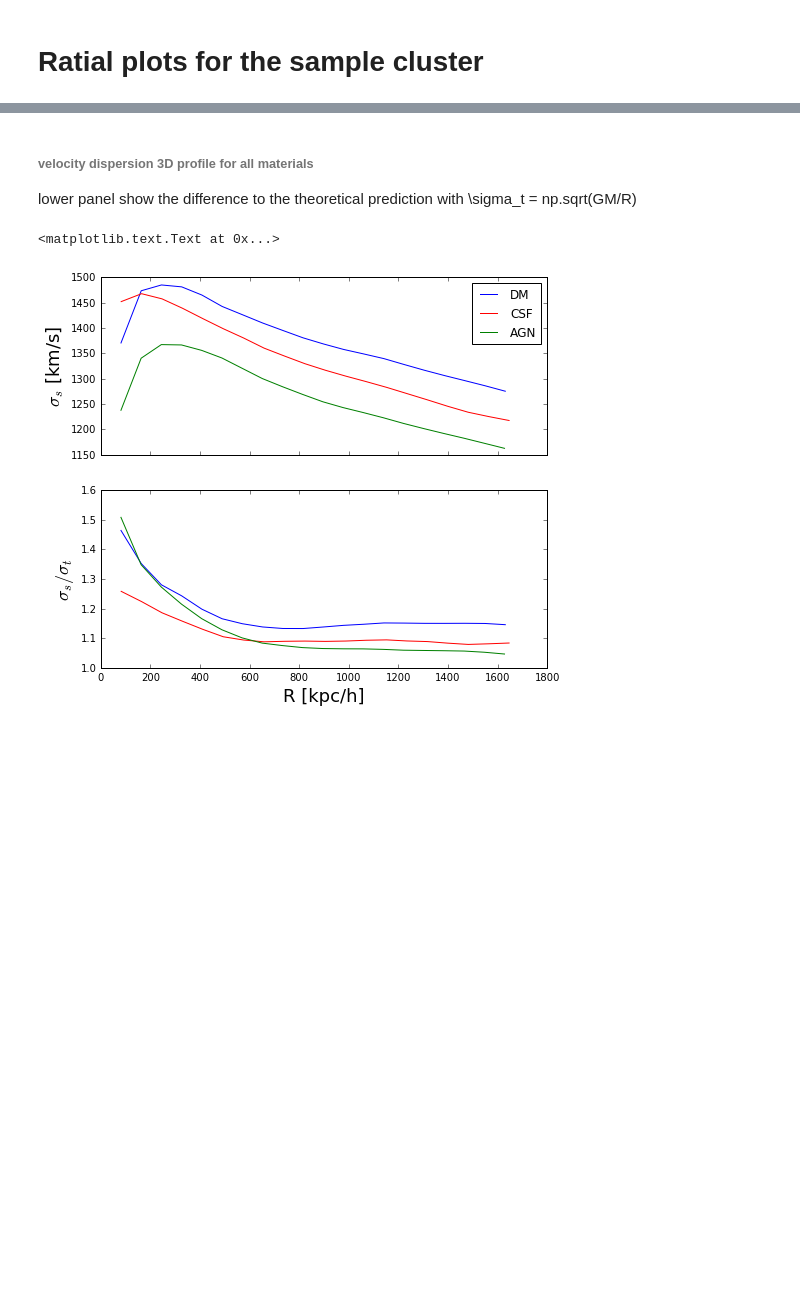
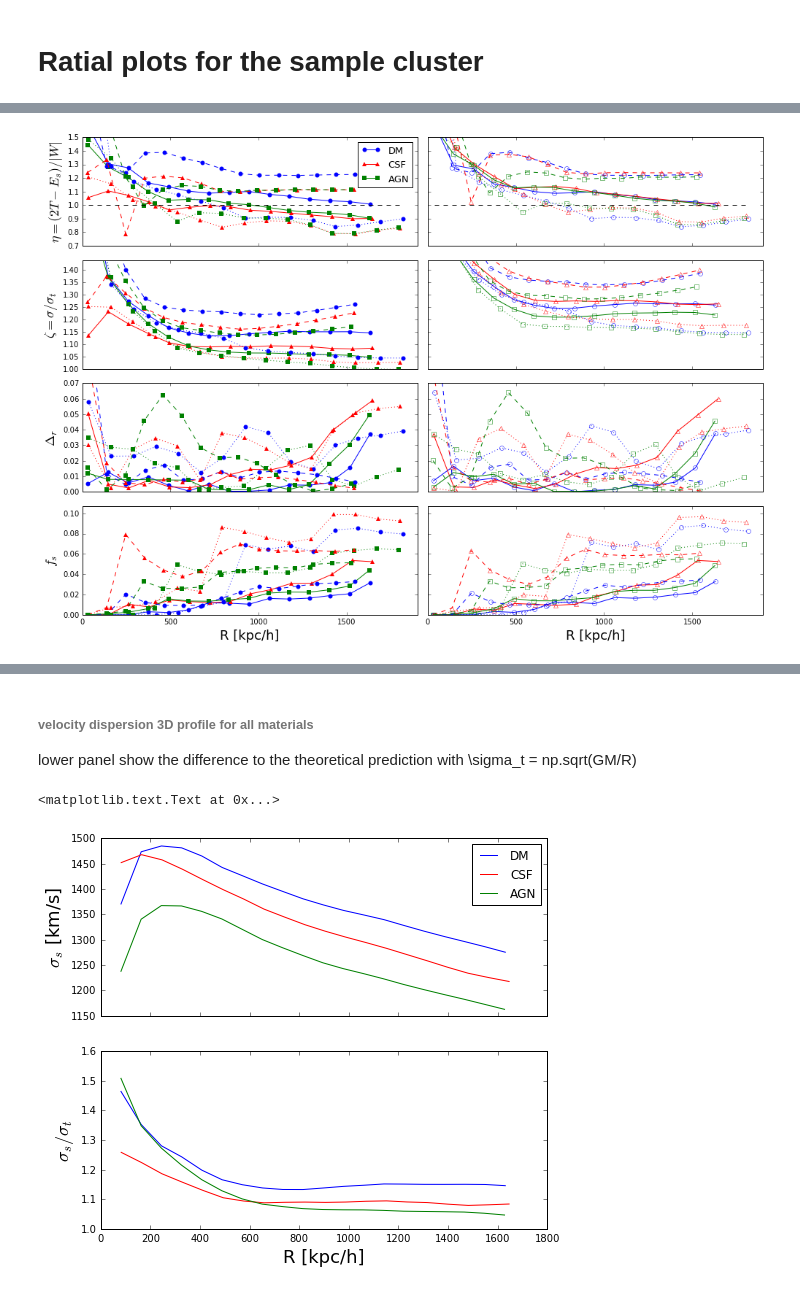
Before and after one commit to ilaudy/notebook, a Jupyter notebook: radiual-profile.ipynb, the cells around one changed output, grey strips where cells are left out. Cells and saved outputs as stored; diff of their text form; code cells hidden in the pictures; blank space fills up the shorter version.

```diff
--- a/radiual-profile.ipynb
+++ b/radiual-profile.ipynb
@@ -28,0 +66,80 @@ ag_9=np.loadtxt(path+"AGN/data/KP_sin-al-9.txt")
+# %%
+f4,axes=subplots(4, 2,sharex='all',sharey='row')
+f4.set(figwidth=14,figheight=10)
+for i in [0,6,8]:
+    if i == 0:
+        #dm_s=dm_0; cs_s=cs_0; ag_s=ag_0
+        lss='-'
+    elif i == 6:
+        #dm_s=dm_1; cs_s=cs_1; ag_s=ag_1
+        lss=':'
+    elif i == 8:
+        #dm_s=dm_9; cs_s=cs_9; ag_s=ag_9
+        lss='--'
+
+    if i == 0:
+        axes[0,0].plot(rdm[i,:,0],eta_dm[i,:], c='b',marker='o',mec='none',mfc='b',ls=lss,label="DM") #\eta
+        axes[0,1].plot(rdm[i,:,0],eta_odm[i,:],c='b',marker='o',mec='b',mfc='none',ls=lss,label="DM") #\eta
+        axes[0,0].plot(csf[i,:,0],eta_cs[i,:], c='r',marker='^',mec='none',mfc='r',ls=lss,label="CSF") #\eta
+        axes[0,1].plot(csf[i,:,0],eta_ocs[i,:],c='r',marker='^',mec='r',mfc='none',ls=lss,label="CSF") #\eta
+        axes[0,0].plot(agn[i,:,0],eta_ag[i,:], c='g',marker='s',mec='none',mfc='g',ls=lss,label="AGN") #\eta
+        axes[0,1].plot(agn[i,:,0],eta_oag[i,:],c='g',marker='s',mec='g',mfc='none',ls=lss,label="AGN") #\eta
+    else:
+        axes[0,0].plot(rdm[i,:,0],eta_dm[i,:], c='b',marker='o',mec='none',mfc='b',ls=lss) #\eta
+        axes[0,1].plot(rdm[i,:,0],eta_odm[i,:],c='b',marker='o',mec='b',mfc='none',ls=lss) #\eta
+        axes[0,0].plot(csf[i,:,0],eta_cs[i,:], c='r',marker='^',mec='none',mfc='r',ls=lss) #\eta
+        axes[0,1].plot(csf[i,:,0],eta_ocs[i,:],c='r',marker='^',mec='r',mfc='none',ls=lss) #\eta
+        axes[0,0].plot(agn[i,:,0],eta_ag[i,:], c='g',marker='s',mec='none',mfc='g',ls=lss) #\eta
+        axes[0,1].plot(agn[i,:,0],eta_oag[i,:],c='g',marker='s',mec='g',mfc='none',ls=lss) #\eta
+
+    axes[1,0].plot(rdm[i,:,0],zeta_dm[i,:], c='b',marker='o',mec='none',mfc='b',ls=lss,label="DM") #\zeta
+    axes[1,1].plot(rdm[i,:,0],zeta_odm[i,:],c='b',marker='o',mec='b',mfc='none',ls=lss,label="DM") #\zeta
+    axes[1,0].plot(csf[i,:,0],zeta_cs[i,:], c='r',marker='^',mec='none',mfc='r',ls=lss,label="CSF") #\zeta
+    axes[1,1].plot(csf[i,:,0],zeta_ocs[i,:],c='r',marker='^',mec='r',mfc='none',ls=lss,label="CSF") #\zeta
+    axes[1,0].plot(agn[i,:,0],zeta_ag[i,:], c='g',marker='s',mec='none',mfc='g',ls=lss,label="AGN") #\zeta
+    axes[1,1].plot(agn[i,:,0],zeta_oag[i,:],c='g',marker='s',mec='g',mfc='none',ls=lss,label="AGN") #\zeta
+
+    axes[2,0].plot(rdm[i,:,0],delta_dm[i,:], c='b',marker='o',mec='none',mfc='b',ls=lss,label="DM") #\eta
+    axes[2,1].plot(rdm[i,:,0],delta_odm[i,:],c='b',marker='o',mec='b',mfc='none',ls=lss,label="DM") #\eta
+    axes[2,0].plot(csf[i,:,0],delta_cs[i,:], c='r',marker='^',mec='none',mfc='r',ls=lss,label="CSF") #\eta
+    axes[2,1].plot(csf[i,:,0],delta_ocs[i,:],c='r',marker='^',mec='r',mfc='none',ls=lss,label="CSF") #\eta
+    axes[2,0].plot(agn[i,:,0],delta_ag[i,:], c='g',marker='s',mec='none',mfc='g',ls=lss,label="AGN") #\eta
+    axes[2,1].plot(agn[i,:,0],delta_oag[i,:],c='g',marker='s',mec='g',mfc='none',ls=lss,label="AGN") #\eta
+
+    axes[3,0].plot(rdm[i,:,0],fs_dm[i,:], c='b',marker='o',mec='none',mfc='b',ls=lss,label="DM") #\eta
+    axes[3,1].plot(rdm[i,:,0],fs_odm[i,:],c='b',marker='o',mec='b',mfc='none',ls=lss,label="DM") #\eta
+    axes[3,0].plot(csf[i,:,0],fs_cs[i,:], c='r',marker='^',mec='none',mfc='r',ls=lss,label="CSF") #\eta
+    axes[3,1].plot(csf[i,:,0],fs_ocs[i,:],c='r',marker='^',mec='r',mfc='none',ls=lss,label="CSF") #\eta
+    axes[3,0].plot(agn[i,:,0],fs_ag[i,:], c='g',marker='s',mec='none',mfc='g',ls=lss,label="AGN") #\eta
+    axes[3,1].plot(agn[i,:,0],fs_oag[i,:],c='g',marker='s',mec='g',mfc='none',ls=lss,label="AGN") #\eta
+
+#     ax1.plot(cs_s[:,1],(cs_s[:,2]+cs_s[:,3]-cs_s[:,5]-cs_s[:,6])/-cs_s[:,4],'r',ls=lss,label="CSF")
+#     ax1.plot(ag_s[:,1],(ag_s[:,2]+ag_s[:,3]-ag_s[:,5]-ag_s[:,6])/-ag_s[:,4],'g',ls=lss,label="AGN")
+#     ax2.plot(dm_s[:,1],dm_s[:,-3]/dm_s[:,1],'b',ls=lss,label="DM") #\Delta_r
+#     ax2.plot(cs_s[:,1],cs_s[:,-3]/cs_s[:,1],'r',ls=lss,label="CSF")
+#     ax2.plot(ag_s[:,1],ag_s[:,-3]/ag_s[:,1],'g',ls=lss,label="AGN")
+#     ax3.plot(dm_s[:,1],dm_s[:,-2],'b',ls=lss,label="DM") #fs
+#     ax3.plot(cs_s[:,1],cs_s[:,-2],'r',ls=lss,label="CSF")
+#     ax3.plot(ag_s[:,1],ag_s[:,-2],'g',ls=lss,label="AGN")
+
+##[ax.set_ylim(0.7,1.75) for ax in [ax11,ax21]]
+[ax.plot(rdm[6,:,0],np.ones(rdm[6,:,0].size),'k--') for ax in axes.reshape(8)[:4]]
+# ax1.plot([dm_s[0,1], dm_s[-1,1]], [1,1], 'k--')
+axes[0,0].set_ylim(0.7,1.5)
+axes[1,0].set_ylim(1.0,1.44)
+axes[2,0].set_ylim(.0,0.07)
+axes[3,0].set_ylim(.0,0.107)
+axes[3,0].set_xlim(.0,1900)
+
+
+axes[0,0].legend(loc=1,fontsize=13)
+axes[0,0].set_ylabel(r"$\eta = (2T - E_s) / |W|$",fontsize=18)
+axes[1,0].set_ylabel(r"$\zeta = \sigma / \sigma_t$",fontsize=18)
+axes[2,0].set_ylabel(r"$\Delta_r$",fontsize=18)
+axes[3,0].set_ylabel(r"$f_s$",fontsize=18)
+axes[3,0].set_xlabel("R [kpc/h]",fontsize=18)
+axes[3,1].set_xlabel("R [kpc/h]",fontsize=18)
+f4.tight_layout()
+f4.savefig('./plots/radial-profile.eps',dpi=250)
+# %% [output]
+[figure, added]
```
Also changed, not shown: parts of 7 cells of this notebook, 2 other files.
